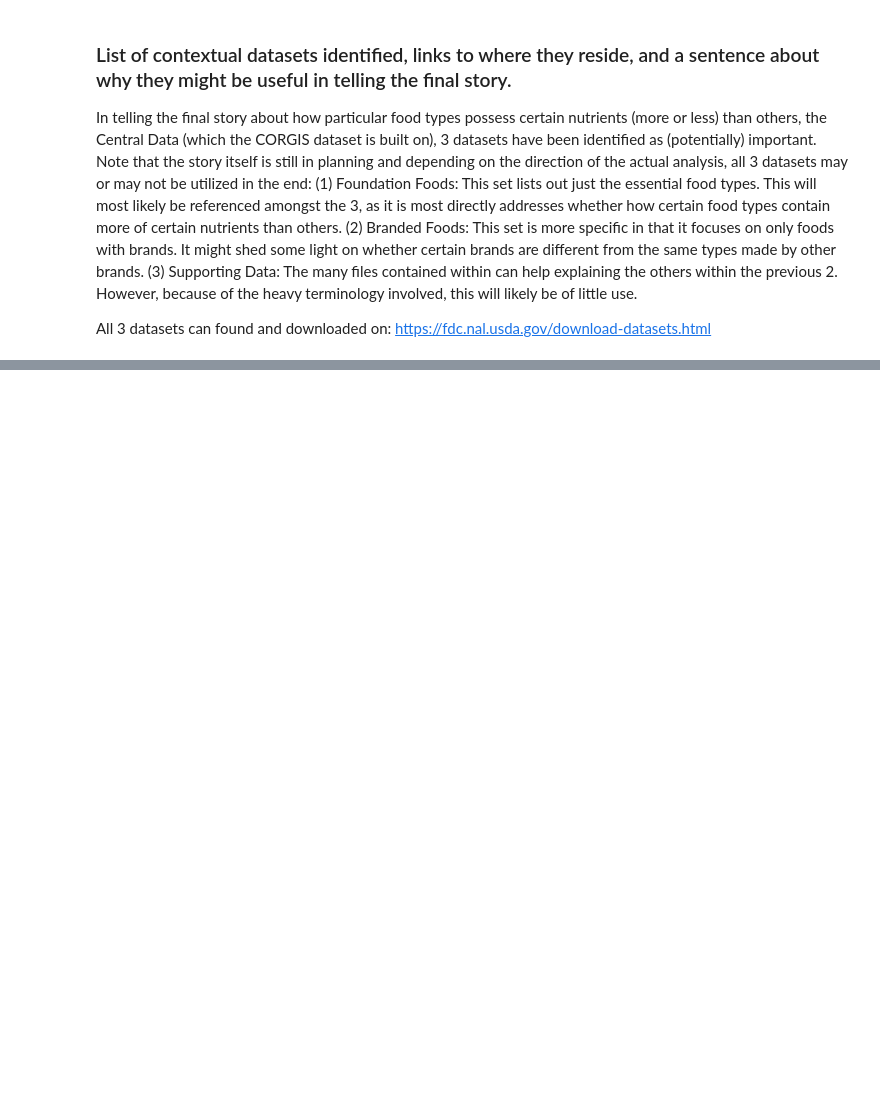
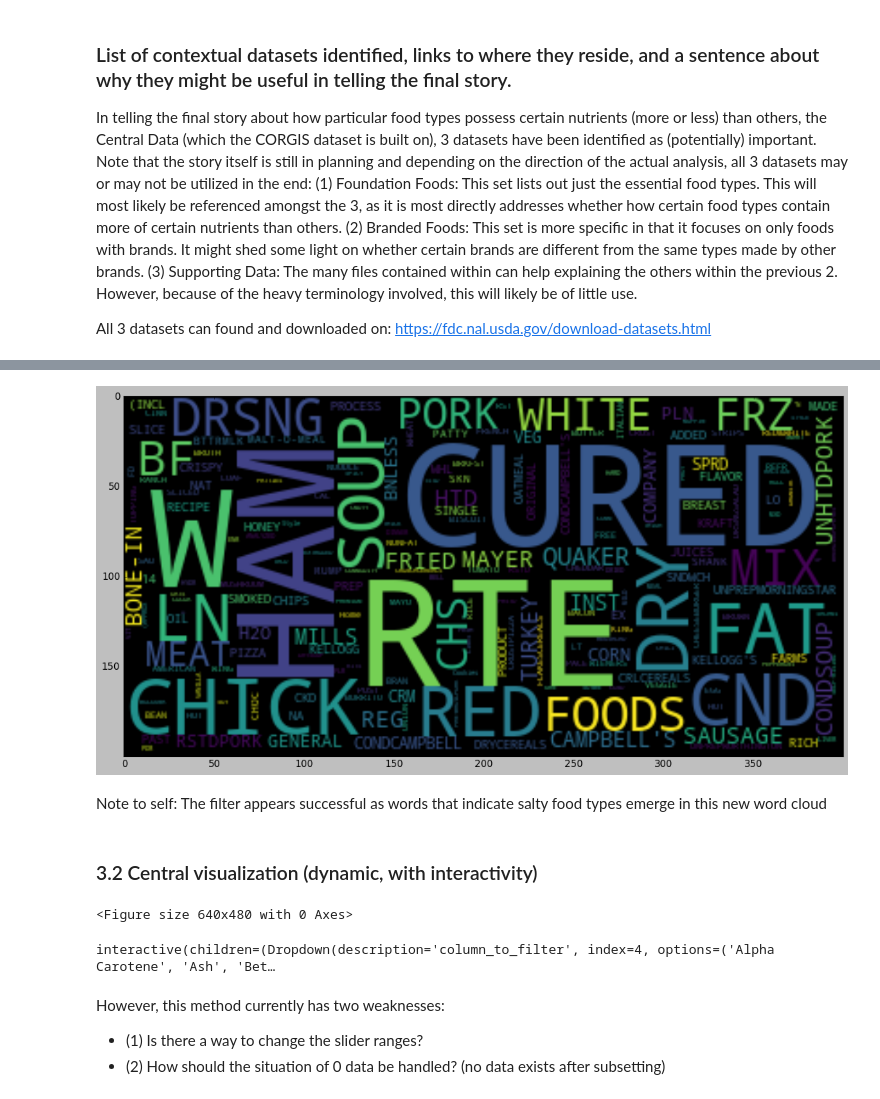
Before and after one commit to velwu/data_viz_USDA_food, a Jupyter notebook: wu-vel-final-report-cumulative.ipynb, the cells around one changed output, grey strips where cells are left out. Cells and saved outputs as stored; diff of their text form; code cells hidden in the pictures; blank space fills up the shorter version.

```diff
--- a/wu-vel-final-report-cumulative.ipynb
+++ b/wu-vel-final-report-cumulative.ipynb
@@ -422,0 +653,68 @@ https://fdc.nal.usda.gov/download-datasets.html
+# %%
+# Test 2 for the function: This should be quite different from 3.1 as the dataset gets subsetted such that only foods with high Sodium value remain
+draw_word_cloud_from_food_data(foodData_good_to_go, True, 'Major Minerals.Sodium', 500)
+# %% [output]
+[figure, added]
+# %% [markdown]
+Note to self: The filter appears successful as words that indicate salty food types emerge in this new word cloud
+# %% [markdown]
+### 3.2 Central visualization (dynamic, with interactivity)
+# %%
+plt.clf()
+irrelevant_options = ['Category', 'Description']
+nutrition_options = [e for e in foodData_good_to_go.columns if e not in irrelevant_options]
+minimum_slider = ipywidgets.IntSlider(min= 10,max=100,step=10,value=10, description='Minimum Value')
+subsetting_or_not = ipywidgets.Checkbox(False, description='Apply Filter')
+@ipywidgets.interact(column_to_filter = nutrition_options,
+                     min_value = minimum_slider,
+                     use_filter = subsetting_or_not)
+def draw_word_cloud_from_food_data_interactive(column_to_filter = 'Carbohydrate', min_value = 10, use_filter = False):
+    # Input 1 - use_filter [boolean]: Whether subsetting options like column or min_value will be used at all
+    # Input 2 - column_to_filter [string]: The column to subset food_data_passed_in with.
+    # Input 3 - min_value [integer]: The minimum value to subset food_data_passed_in. Any row with specified column value beneath this will be dropped.
+    if use_filter == False:
+        food_data_to_plot = foodData_good_to_go
+    else:
+        food_data_to_plot = foodData_good_to_go[foodData_good_to_go[column_to_filter] > min_value]
+        print("Filtering by:", column_to_filter)
+        print("Max:", food_data_to_plot[column_to_filter].max())
+        print("Average:", food_data_to_plot[column_to_filter].mean())
+
+    print("How many foods:", len(food_data_to_plot.index))
+
+    word_cloud_origin = food_data_to_plot["Description"].str.replace(","," ").str.cat().split()
+    word_cloud_base = {}
+    for each_word in word_cloud_origin:
+        if each_word in word_cloud_base:
+            word_cloud_base[each_word] += 1
+        else:
+            word_cloud_base[each_word] = 1
+    word_cloud_base = sorted(word_cloud_base.items(), key=operator.itemgetter(1))
+    word_cloud_base = dict(word_cloud_base[::-1])
+    stop_words = set(stopwords.words('english'))
+    word_cloud_base_less_words = {}
+    for w, num in word_cloud_base.items():
+        if w.lower() not in stop_words:
+            word_cloud_base_less_words[w] = num
+    word_cloud_base_no_punc_words = {}
+    for word, value in word_cloud_base_less_words.items():
+        if word[-1] in string.punctuation:
+            word = word[:-1]
+        if len(word) > 0:
+            if word in word_cloud_base_no_punc_words:
+                word_cloud_base_no_punc_words[word] += value
+            else:
+                word_cloud_base_no_punc_words[word] = value
+    word_cloud_base_no_punc_sorted = sorted(word_cloud_base_no_punc_words.items(), key=operator.itemgetter(1))
+    word_cloud_base_no_punc_sorted = dict(word_cloud_base_no_punc_sorted[::-1])
+    word_cloud_main = WordCloud().generate_from_frequencies(word_cloud_base_no_punc_sorted)
+    fig, ax = plt.subplots(figsize=(16,9))
+    ax.imshow(word_cloud_main)
+    plt.show()
+# %% [output]
+<Figure size 640x480 with 0 Axes>
+interactive(children=(Dropdown(description='column_to_filter', index=4, options=('Alpha Carotene', 'Ash', 'Bet…
+# %% [markdown]
+However, this method currently has two weaknesses:
+- (1) Is there a way to change the slider ranges?
+- (2) How should the situation of 0 data be handled? (no data exists after subsetting)
```
Also changed, not shown: parts of 19 cells of this notebook.
